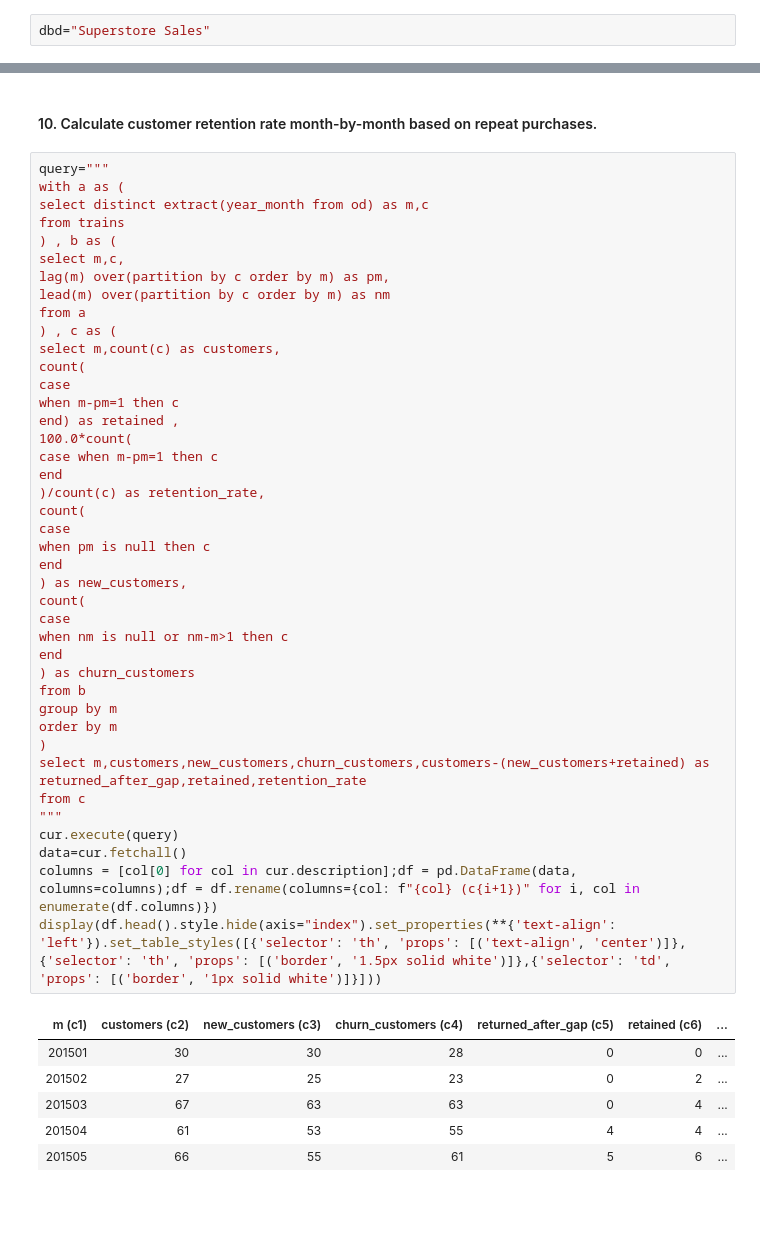
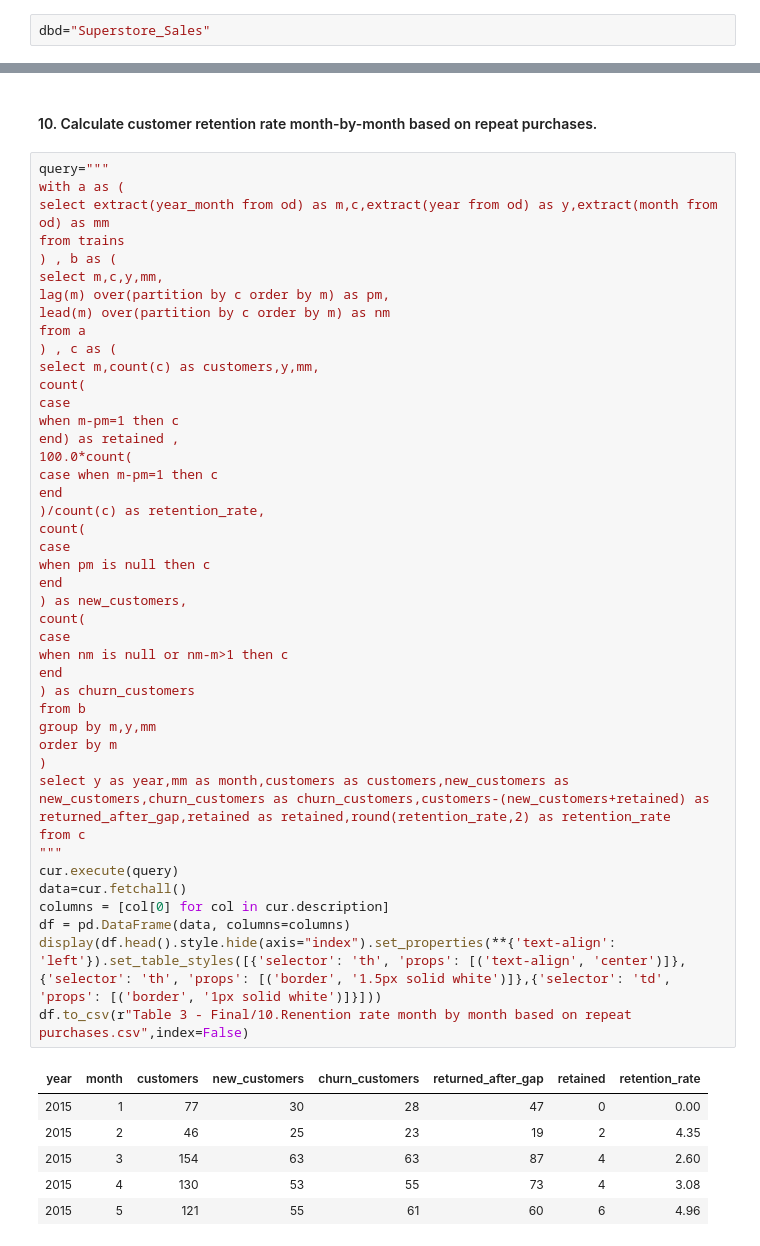
Before and after one commit to VishalShom07/Superstore_Sales, a Jupyter notebook: Data 1 - Main.ipynb, the cells around one changed output, grey strips where cells are left out. Cells and saved outputs as stored; diff of their text form; blank space fills up the shorter version.

Commit message:
data

```diff
--- a/Data 1 - Main.ipynb
+++ b/Data 1 - Main.ipynb
@@ -5,7 +5,7 @@ import numpy as np; import pandas as pd; import matplotlib.pyplot as mp; import
 # %% [markdown]
 #### Data
 # %%
-dbd="Superstore Sales"
+dbd="Superstore_Sales"
 # %% [markdown]
 #### Display
 # %%
@@ -441,48 +433,50 @@ display(df.head().style.hide(axis="index").set_properties(**{'text-align': 'left
 # %%
 query="""
 with a as (
-select distinct extract(year_month from od) as m,c
+select extract(year_month from od) as m,c,extract(year from od) as y,extract(month from od) as mm
 from trains
 ) , b as (
-select m,c,
+select m,c,y,mm,
 lag(m) over(partition by c order by m) as pm,
 lead(m) over(partition by c order by m) as nm
 from a
 ) , c as (
-select m,count(c) as customers,
+select m,count(c) as customers,y,mm,
 count(
 case
 when m-pm=1 then c
 end) as retained ,
 100.0*count(
 case when m-pm=1 then c
 end
 )/count(c) as retention_rate,
 count(
 case
 when pm is null then c
 end
 ) as new_customers,
 count(
 case
 when nm is null or nm-m>1 then c
 end
 ) as churn_customers
 from b
-group by m
+group by m,y,mm
 order by m
 )
-select m,customers,new_customers,churn_customers,customers-(new_customers+retained) as returned_after_gap,retained,retention_rate
+select y as year,mm as month,customers as customers,new_customers as new_customers,churn_customers as churn_customers,customers-(new_customers+retained) as returned_after_gap,retained as retained,round(retention_rate,2) as retention_rate
 from c
 """
 cur.execute(query)
 data=cur.fetchall()
-columns = [col[0] for col in cur.description];df = pd.DataFrame(data, columns=columns);df = df.rename(columns={col: f"{col} (c{i+1})" for i, col in enumerate(df.columns)})
+columns = [col[0] for col in cur.description]
+df = pd.DataFrame(data, columns=columns)
 display(df.head().style.hide(axis="index").set_properties(**{'text-align': 'left'}).set_table_styles([{'selector': 'th', 'props': [('text-align', 'center')]},{'selector': 'th', 'props': [('border', '1.5px solid white')]},{'selector': 'td', 'props': [('border', '1px solid white')]}]))
+df.to_csv(r"Table 3 - Final/10.Renention rate month by month based on repeat purchases.csv",index=False)
 # %% [output]
-| m (c1) | customers (c2) | new_customers (c3) | churn_customers (c4) | returned_after_gap (c5) | retained (c6) | ... |
-| 201501 | 30 | 30 | 28 | 0 | 0 | ... |
-| 201502 | 27 | 25 | 23 | 0 | 2 | ... |
-| 201503 | 67 | 63 | 63 | 0 | 4 | ... |
-| 201504 | 61 | 53 | 55 | 4 | 4 | ... |
-| 201505 | 66 | 55 | 61 | 5 | 6 | ... |
+| year | month | customers | new_customers | churn_customers | returned_after_gap | retained | retention_rate |
+| 2015 | 1 | 77 | 30 | 28 | 47 | 0 | 0.00 |
+| 2015 | 2 | 46 | 25 | 23 | 19 | 2 | 4.35 |
+| 2015 | 3 | 154 | 63 | 63 | 87 | 4 | 2.60 |
+| 2015 | 4 | 130 | 53 | 55 | 73 | 4 | 3.08 |
+| 2015 | 5 | 121 | 55 | 61 | 60 | 6 | 4.96 |
```
Also changed, not shown: parts of 13 cells of this notebook, 15 other files.
